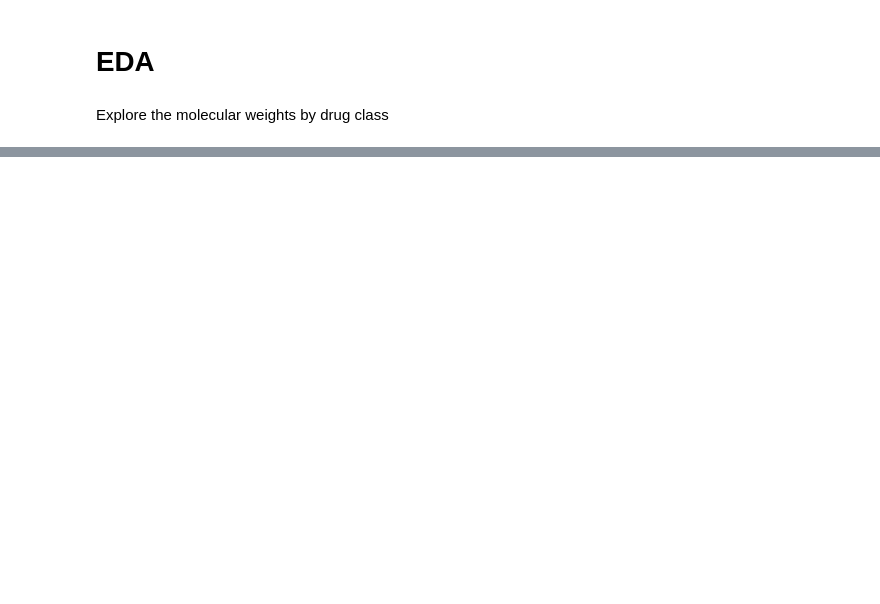
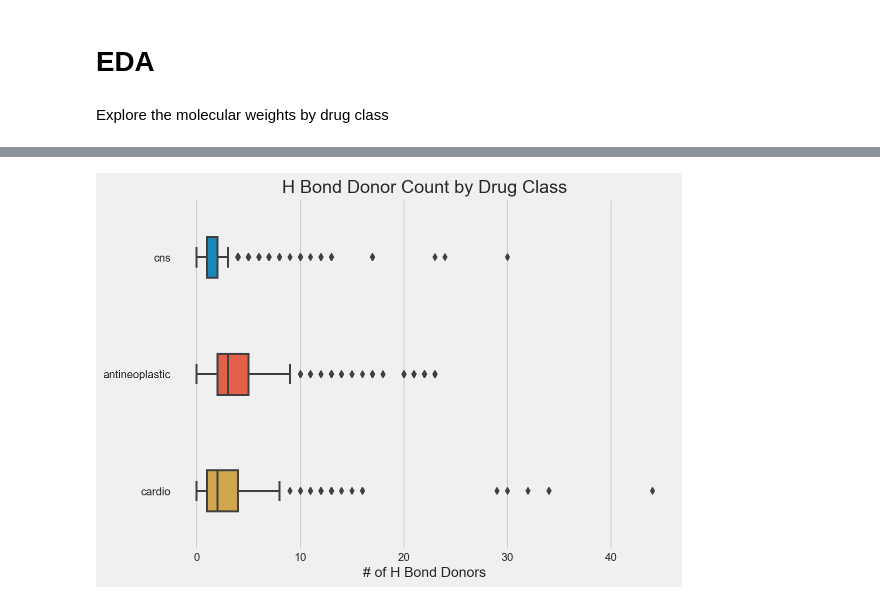
Before and after one commit to veeps/molecular_classification, a Jupyter notebook: code/002_EDA.ipynb, the cells around one changed output, grey strips where cells are left out. Saved outputs shown, nothing was run; the diff lists cells and outputs as text; code cells hidden in the pictures; blank space fills up the shorter version.

```diff
--- a/code/002_EDA.ipynb
+++ b/code/002_EDA.ipynb
@@ -70,0 +90,12 @@ plt.savefig();
+# %%
+# Draw a nested boxplot to show bills by day and time
+plt.figure(figsize = (8, 6))
+
+sns.boxplot(x="hbonddonorcount", y="drug_class",
+            data=df, orient = "h",  linewidth= 2 , width = 0.35)
+plt.title("H Bond Donor Count by Drug Class", fontsize = 18)
+plt.xlabel("# of H Bond Donors", fontsize = 14)
+plt.ylabel("")
+plt.savefig("../plots/hbond_donors.png");
+# %% [output]
+[figure, added]
```
Also changed, not shown: parts of 11 cells of this notebook, 3 other files.
